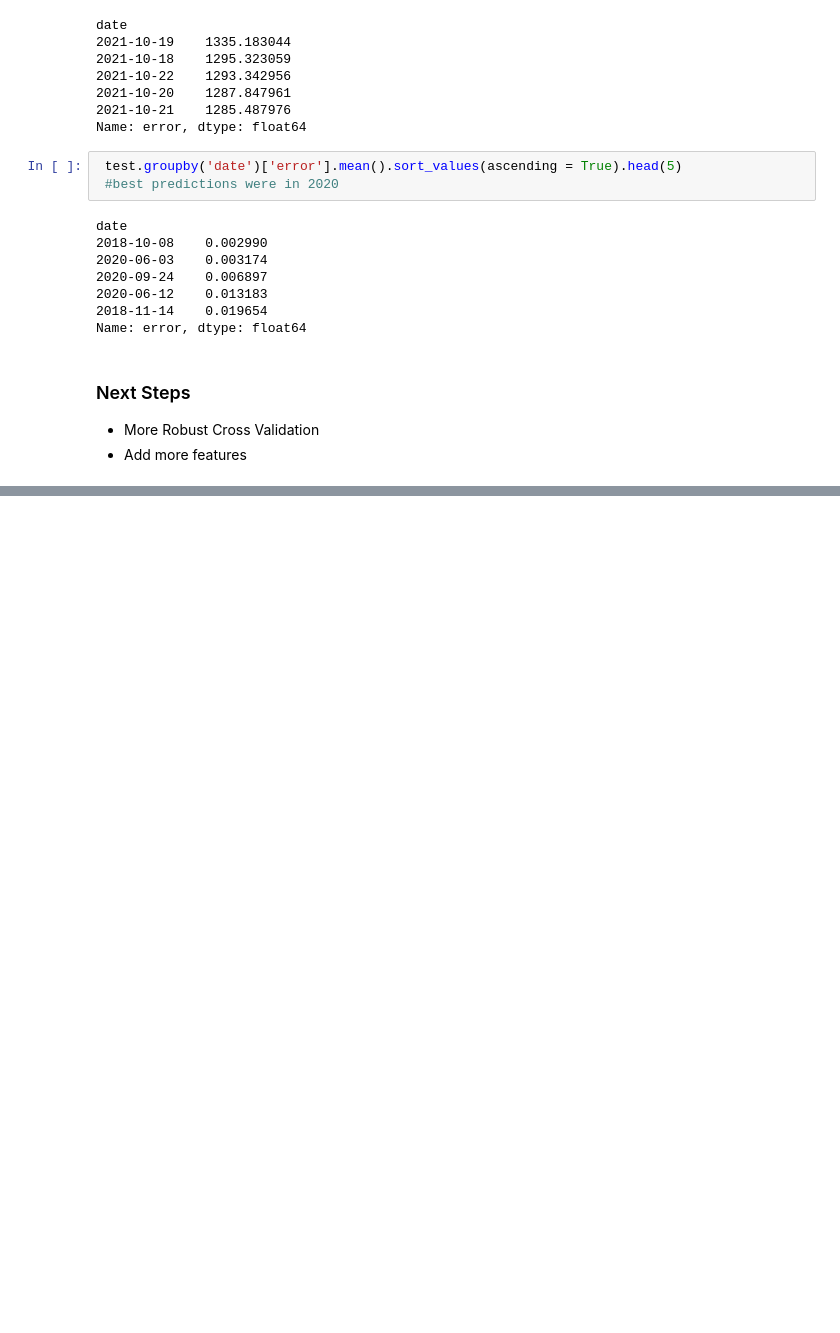
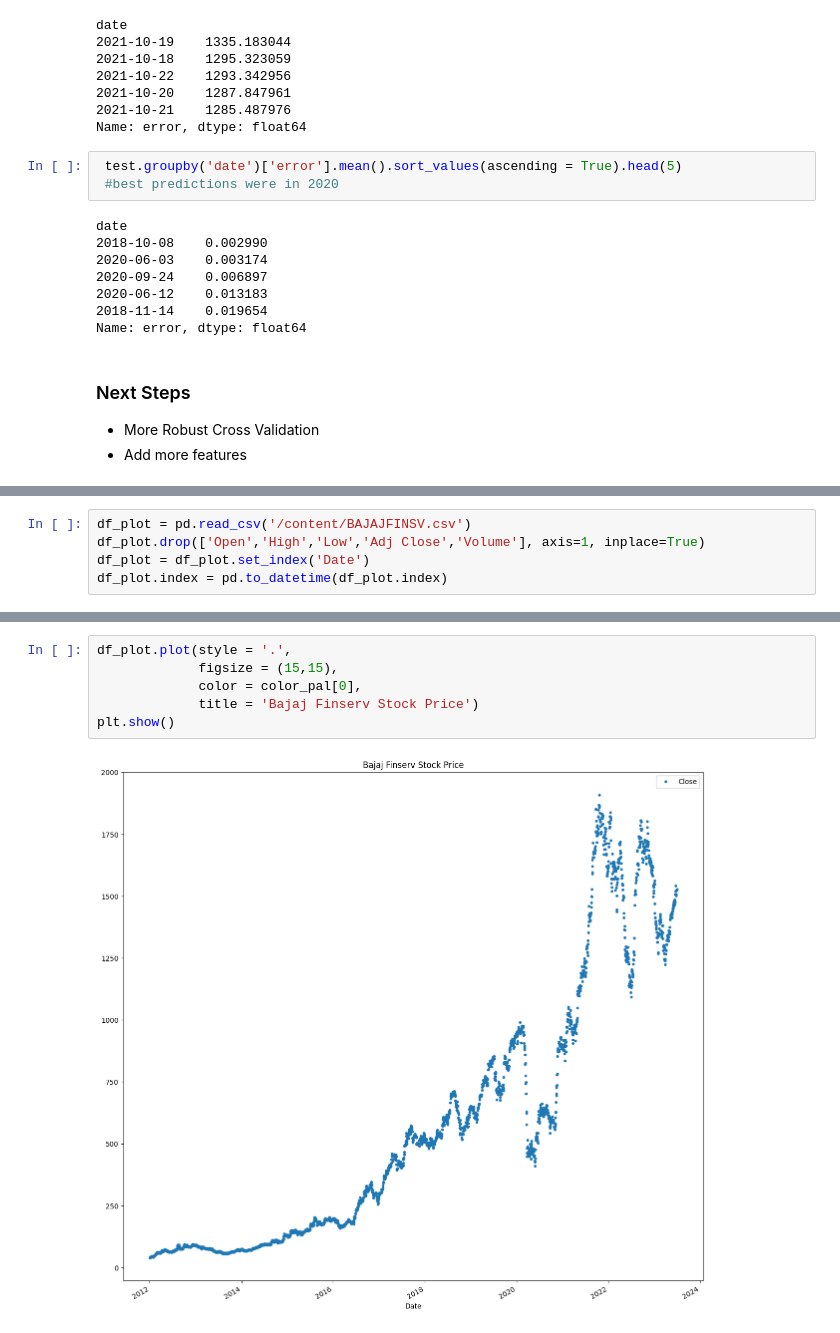
Before and after one commit to nyctophile-1302/AI-Driven-Stock-Price-Forecasting, a Jupyter notebook: main/XGBoost_Time_Series_Stock_Forecasting.ipynb, the cells around one changed output, grey strips where cells are left out. Saved outputs shown, nothing was run; the diff lists cells and outputs as text; blank space fills up the shorter version.

```diff
--- a/main/XGBoost_Time_Series_Stock_Forecasting.ipynb
+++ b/main/XGBoost_Time_Series_Stock_Forecasting.ipynb
@@ -356,0 +341,5 @@ Name: error, dtype: float64
+# %%
+df_plot = pd.read_csv('/content/BAJAJFINSV.csv')
+df_plot.drop(['Open','High','Low','Adj Close','Volume'], axis=1, inplace=True)
+df_plot = df_plot.set_index('Date')
+df_plot.index = pd.to_datetime(df_plot.index)
@@ -356,0 +356,8 @@ Name: error, dtype: float64
+# %%
+df_plot.plot(style = '.',
+             figsize = (15,15),
+             color = color_pal[0],
+             title = 'Bajaj Finserv Stock Price')
+plt.show()
+# %% [output]
+[figure, added]
```
Also changed, not shown: parts of 38 cells of this notebook.
